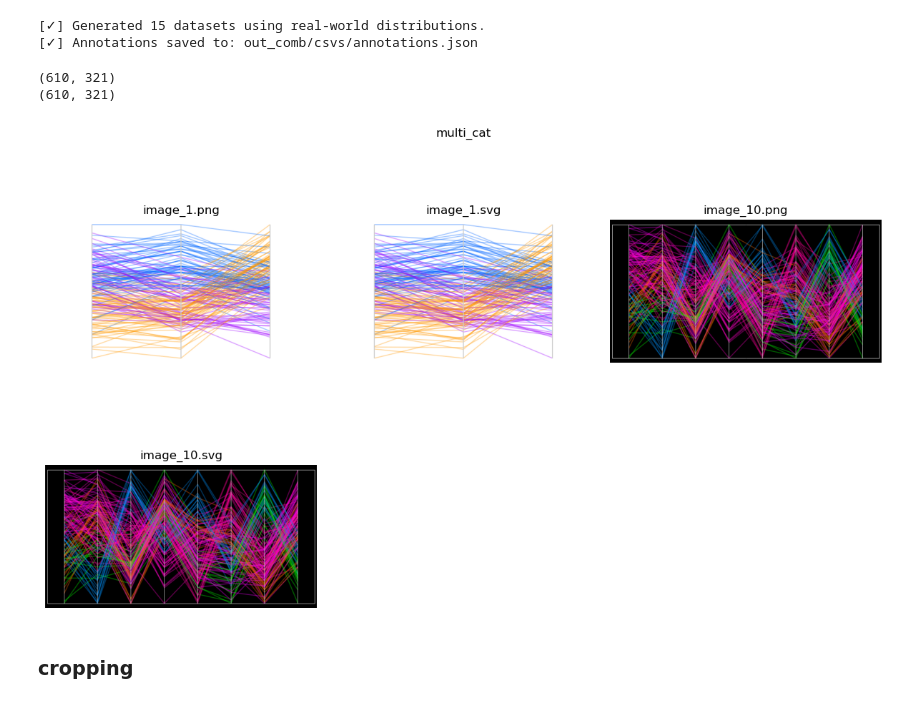
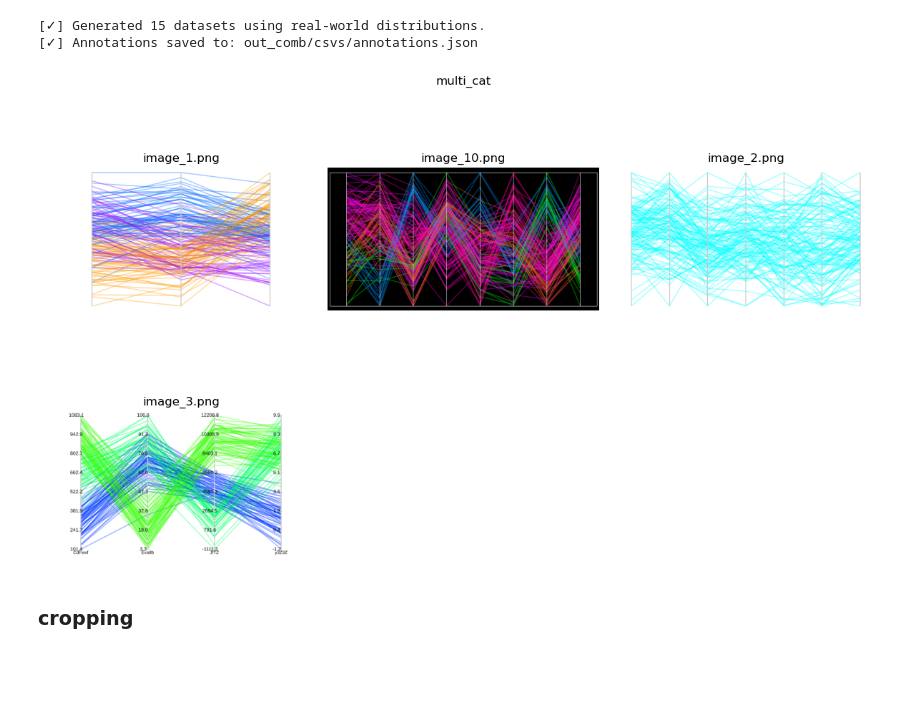
Before and after one commit to poonam2308/PaCoNet, a Jupyter notebook: notebooks/test_visualization.ipynb, the cells around one changed output. Saved outputs shown, nothing was run; the diff lists cells and outputs as text; code cells hidden in the pictures; blank space fills up the shorter version.

```diff
--- a/notebooks/test_visualization.ipynb
+++ b/notebooks/test_visualization.ipynb
@@ -110,30 +110,28 @@ dgen.generate_synthetic_datasets_from_distributions(
 # %%
 
 bg_dist, grid_dist,ticks_dist = extract_dist_plots_from_excel("real_world_dis_info.xlsx")
 # print(bg_dist)
 # print(grid_dist)
 # print(ticks_dist)
 # Generate plots
 plotter = MultiCatPCPGenerator(seed=45345)
 plotter.generate_batch(
     input_dir="out_comb/csvs",
     output_dir="out_comb/plots",
+    svg_dir="out_comb/svgs",
     num_files=10,
-    save_png = True,
     background_distribution=bg_dist,
     grid_distribution=grid_dist,
     ticks_labels_distribution=ticks_dist,
     no_ticks_output_dir="out_comb/plots_no_ticks",
     per_cat_dir ="out_comb/plots_per_cat",
     per_cat_ntl_dir ="out_comb/plots_per_cat_ntl"
 
 )
 
 show_images_from_folder("out_comb/plots", title="multi_cat")
 # %% [output]
-(610, 321)
-(610, 321)
-[figure, old version]
+[figure, new version]
 # %% [markdown]
 ### cropping
 # %%
```
Also changed, not shown: parts of 1 cell of this notebook, 8 other files.
